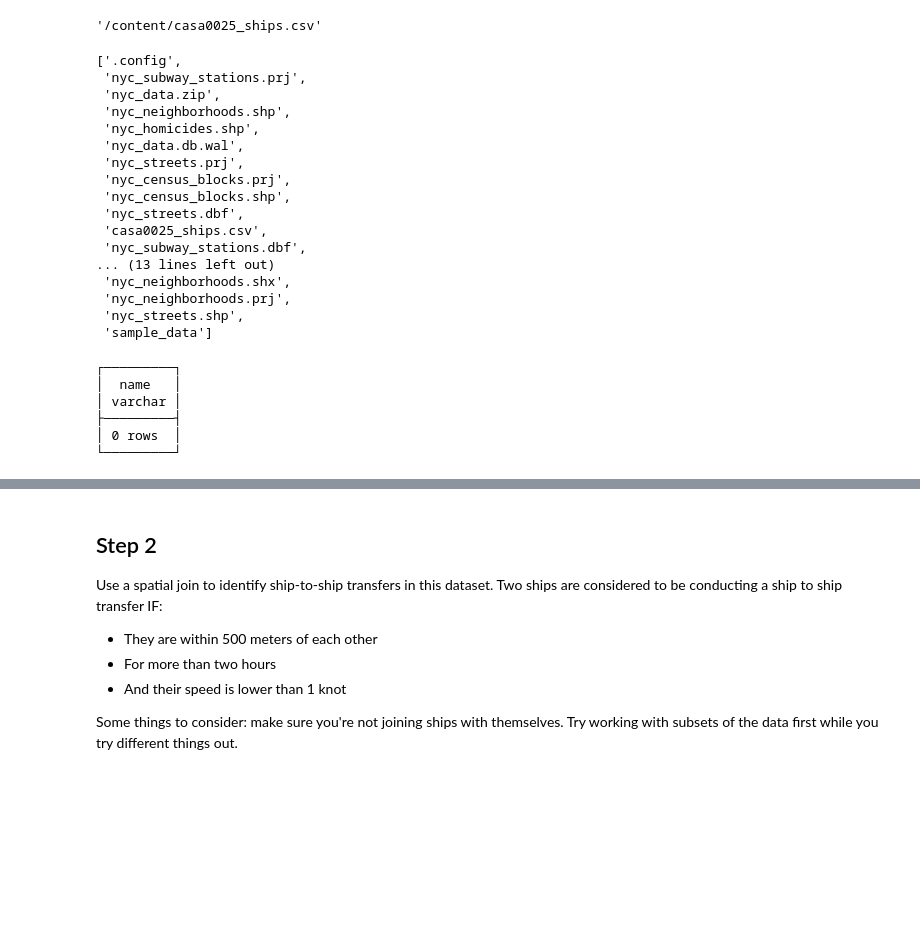
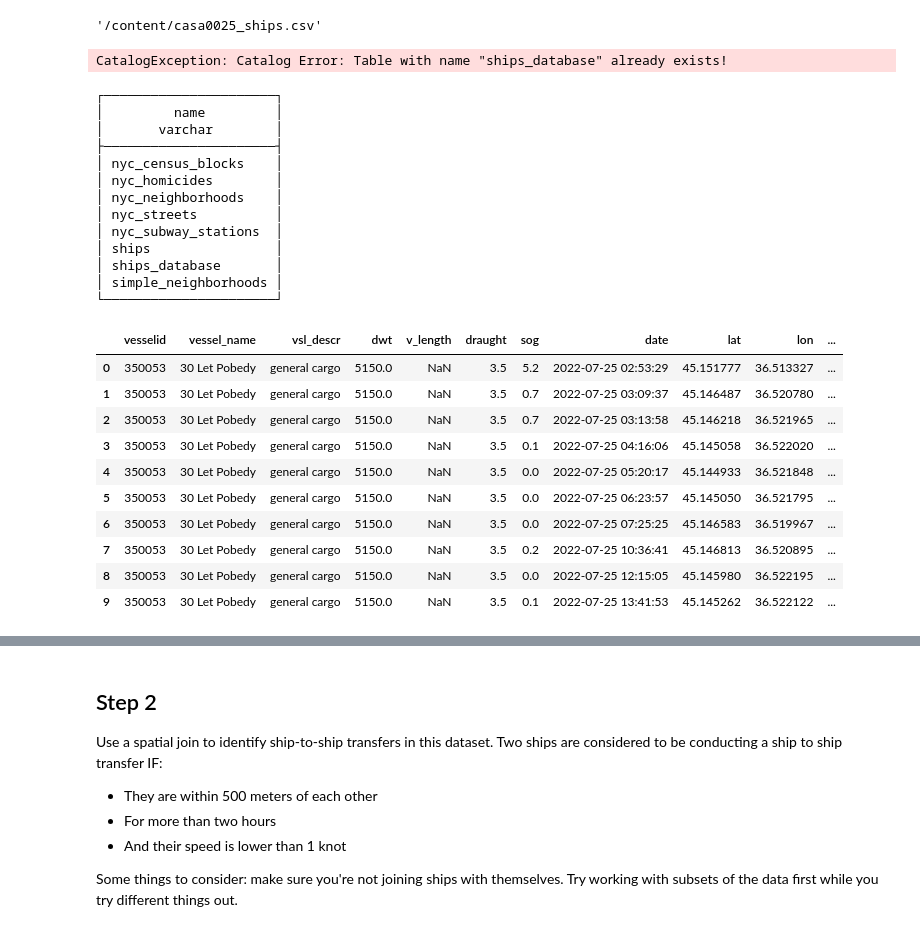
Before and after one commit to VeraLi0710/USS-study, a Jupyter notebook: notebooks/W04_postgis2.ipynb, the cells around one changed output, grey strips where cells are left out. Drawn from its saved outputs; the diff is of its cells as text; code cells hidden in the pictures; blank space fills up the shorter version.

```diff
--- a/notebooks/W04_postgis2.ipynb
+++ b/notebooks/W04_postgis2.ipynb
@@ -303,38 +303,48 @@ leafmap.download_file(url)
 # %% [output]
 casa0025_ships.csv already exists. Skip downloading. Set overwrite=True to overwrite.
 '/content/casa0025_ships.csv'
-# %%
-import os
-os.listdir('/content/')
-# %% [output]
-['.config',
- 'nyc_subway_stations.prj',
- 'nyc_data.zip',
- 'nyc_neighborhoods.shp',
- 'nyc_homicides.shp',
- 'nyc_data.db.wal',
- 'nyc_streets.prj',
- 'nyc_census_blocks.prj',
- 'nyc_census_blocks.shp',
- 'nyc_streets.dbf',
- 'casa0025_ships.csv',
- 'nyc_subway_stations.dbf',
-... (13 lines left out)
- 'nyc_neighborhoods.shx',
- 'nyc_neighborhoods.prj',
- 'nyc_streets.shp',
- 'sample_data']
 # %%
-con = duckdb.connect('ship.db')
+con = duckdb.connect("nyc_data.db")
 # %%
 con.install_extension("spatial")
 con.load_extension("spatial")
+# %%
+con.execute('CREATE TABLE ships_database AS SELECT * FROM read_csv_auto("casa0025_ships.csv");')
+# %% [output]
+CatalogException: Catalog Error: Table with name "ships_database" already exists!
 # %%
 con.sql("SHOW TABLES;")
 # %% [output]
-┌─────────┐
-│  name   │
-│ varchar │
-├─────────┤
-│ 0 rows  │
-└─────────┘
+┌──────────────────────┐
+│         name         │
+│       varchar        │
+├──────────────────────┤
+│ nyc_census_blocks    │
+│ nyc_homicides        │
+│ nyc_neighborhoods    │
+│ nyc_streets          │
+│ nyc_subway_stations  │
+│ ships                │
+│ ships_database       │
+│ simple_neighborhoods │
+└──────────────────────┘
+# %%
+con.sql("""
+
+SELECT *
+  FROM ships_database
+  LIMIT 10;
+
+""").df()
+# %% [output]
+|  | vesselid | vessel_name | vsl_descr | dwt | v_length | draught | sog | date | lat | lon | ... |
+| 0 | 350053 | 30 Let Pobedy | general cargo | 5150.0 | NaN | 3.5 | 5.2 | 2022-07-25 02:53:29 | 45.151777 | 36.513327 | ... |
+| 1 | 350053 | 30 Let Pobedy | general cargo | 5150.0 | NaN | 3.5 | 0.7 | 2022-07-25 03:09:37 | 45.146487 | 36.520780 | ... |
+| 2 | 350053 | 30 Let Pobedy | general cargo | 5150.0 | NaN | 3.5 | 0.7 | 2022-07-25 03:13:58 | 45.146218 | 36.521965 | ... |
+| 3 | 350053 | 30 Let Pobedy | general cargo | 5150.0 | NaN | 3.5 | 0.1 | 2022-07-25 04:16:06 | 45.145058 | 36.522020 | ... |
+| 4 | 350053 | 30 Let Pobedy | general cargo | 5150.0 | NaN | 3.5 | 0.0 | 2022-07-25 05:20:17 | 45.144933 | 36.521848 | ... |
+| 5 | 350053 | 30 Let Pobedy | general cargo | 5150.0 | NaN | 3.5 | 0.0 | 2022-07-25 06:23:57 | 45.145050 | 36.521795 | ... |
+| 6 | 350053 | 30 Let Pobedy | general cargo | 5150.0 | NaN | 3.5 | 0.0 | 2022-07-25 07:25:25 | 45.146583 | 36.519967 | ... |
+| 7 | 350053 | 30 Let Pobedy | general cargo | 5150.0 | NaN | 3.5 | 0.2 | 2022-07-25 10:36:41 | 45.146813 | 36.520895 | ... |
+| 8 | 350053 | 30 Let Pobedy | general cargo | 5150.0 | NaN | 3.5 | 0.0 | 2022-07-25 12:15:05 | 45.145980 | 36.522195 | ... |
+| 9 | 350053 | 30 Let Pobedy | general cargo | 5150.0 | NaN | 3.5 | 0.1 | 2022-07-25 13:41:53 | 45.145262 | 36.522122 | ... |
```
Also changed, not shown: parts of 5 cells of this notebook.
